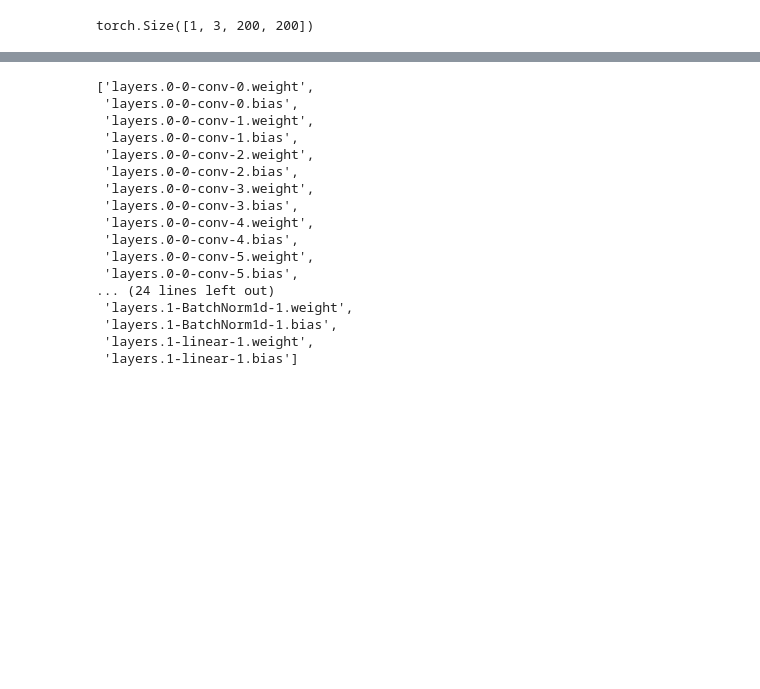
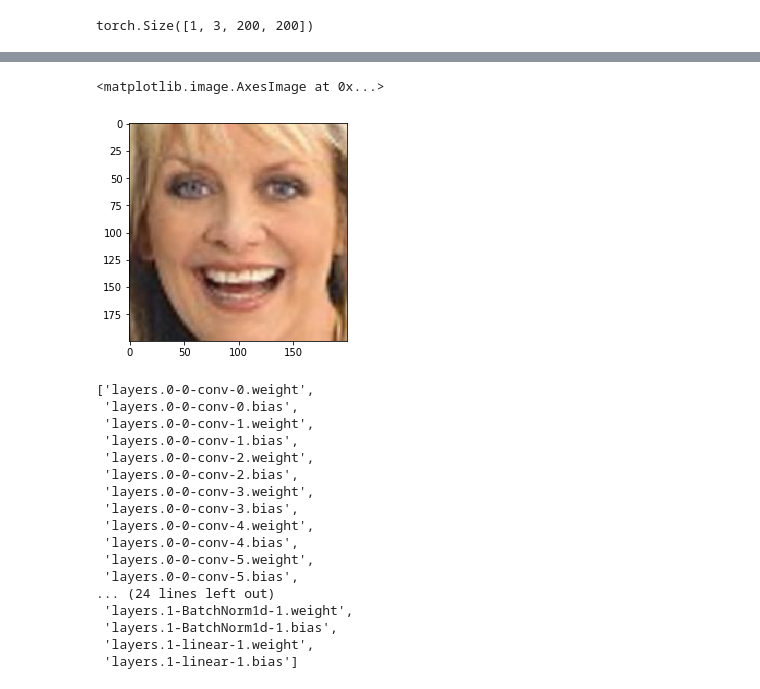
Before and after one commit to deepfx/netlens, a Jupyter notebook: nbs/Netlens_try.ipynb, the cells around one changed output, grey strips where cells are left out. Drawn from its saved outputs; the diff is of its cells as text; code cells hidden in the pictures; blank space fills up the shorter version.

```diff
--- a/nbs/Netlens_try.ipynb
+++ b/nbs/Netlens_try.ipynb
@@ -169,3 +172,8 @@ torch.Size([1, 3, 200, 200])
+# %%
+plt.imshow(recreate_image(women, denormalize=False))
+# %% [output]
+<matplotlib.image.AxesImage at 0x...>
+[figure, added]
 # %%
 list(x for x, _ in a.named_parameters())
 # %% [output]
```
Also changed, not shown: parts of 11 cells of this notebook, 2 other files.
